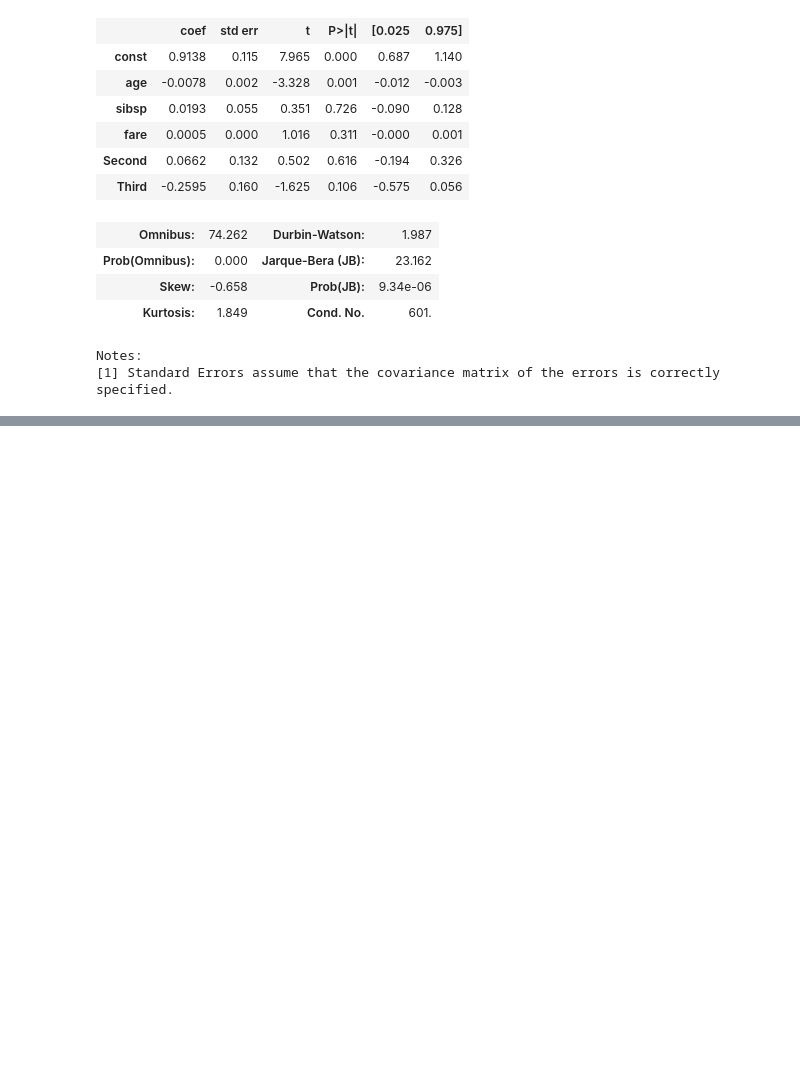
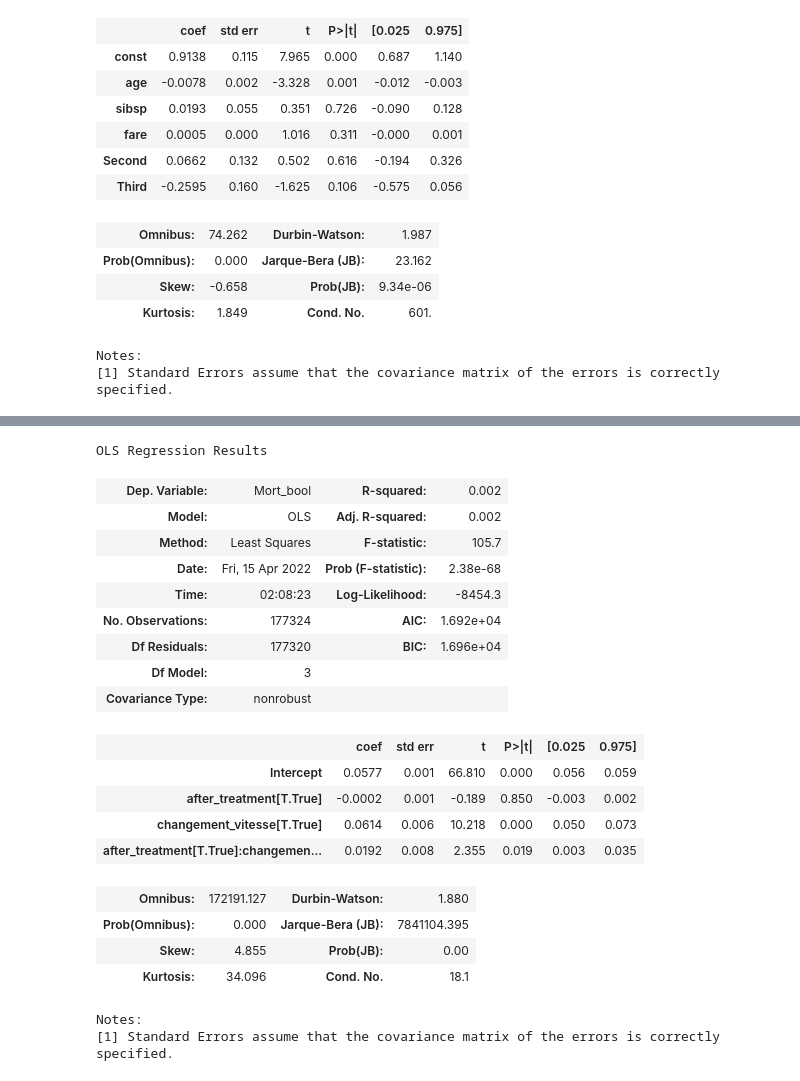
Before and after one commit to Tgnima/Pandas, a Jupyter notebook: statsmodels/statsmodels.ipynb, the cells around one changed output, grey strips where cells are left out. Cells and saved outputs as stored; diff of their text form; code cells hidden in the pictures; blank space fills up the shorter version.

```diff
--- a/statsmodels/statsmodels.ipynb
+++ b/statsmodels/statsmodels.ipynb
@@ -97,0 +197,46 @@ Notes:
+# %%
+import statsmodels.formula.api as smf
+df_accident =(
+    pd.concat([
+                caracteristiques_2019.pipe(prepare_data, lieux_2019, usagers_2019),
+                caracteristiques_2018.pipe(prepare_data, lieux_2018, usagers_2018).assign(an = lambda x: pd.to_numeric("20"+ x.an.astype("str"))),
+                caracteristiques_2017.pipe(prepare_data, lieux_2017, usagers_2017).assign(an = lambda x: pd.to_numeric("20"+ x.an.astype("str"))),
+                    ]
+            ).assign(changement_vitesse = lambda x: (
+                                    (x.lartpc.fillna(0) == 0) # pas de terre plein central
+                                    & (x.circ == 2) # sens de circulation double
+                                    # & ((x.vma == 80) | (x.vma == 90)) # limitation de vitesse à 80 ou 90 km/h ##Commenté car on a pas l'info de la vitesse
+                                    & (x.catr.isin([2])) ## que les routes nationales et départementales
+                                    & (x.nbv ==2)  ### que si 2 voies de circulation
+
+                                    )
+
+            ).assign(date =  lambda x: pd.to_datetime(x[["an","mois","jour"]].set_axis(["year","month","day"], axis=1))
+                    )
+            .assign(after_treatment = lambda x: x.date > pd.Timestamp(2018,7,1))
+)
+
+
+smf.ols('Mort_bool ~ after_treatment*changement_vitesse', data=df_accident).fit().summary()
+# %% [output]
+OLS Regression Results
+| Dep. Variable: | Mort_bool | R-squared: | 0.002 |
+| Model: | OLS | Adj. R-squared: | 0.002 |
+| Method: | Least Squares | F-statistic: | 105.7 |
+| Date: | Fri, 15 Apr 2022 | Prob (F-statistic): | 2.38e-68 |
+| Time: | 02:08:23 | Log-Likelihood: | -8454.3 |
+| No. Observations: | 177324 | AIC: | 1.692e+04 |
+| Df Residuals: | 177320 | BIC: | 1.696e+04 |
+| Df Model: | 3 |  |  |
+| Covariance Type: | nonrobust |  |  |
+|  | coef | std err | t | P>|t| | [0.025 | 0.975] |
+| Intercept | 0.0577 | 0.001 | 66.810 | 0.000 | 0.056 | 0.059 |
+| after_treatment[T.True] | -0.0002 | 0.001 | -0.189 | 0.850 | -0.003 | 0.002 |
+| changement_vitesse[T.True] | 0.0614 | 0.006 | 10.218 | 0.000 | 0.050 | 0.073 |
+| after_treatment[T.True]:changemen... | 0.0192 | 0.008 | 2.355 | 0.019 | 0.003 | 0.035 |
+| Omnibus: | 172191.127 | Durbin-Watson: | 1.880 |
+| Prob(Omnibus): | 0.000 | Jarque-Bera (JB): | 7841104.395 |
+| Skew: | 4.855 | Prob(JB): | 0.00 |
+| Kurtosis: | 34.096 | Cond. No. | 18.1 |
+Notes:
+[1] Standard Errors assume that the covariance matrix of the errors is correctly specified.
```
Also changed, not shown: parts of 16 cells of this notebook, 19 other files.
